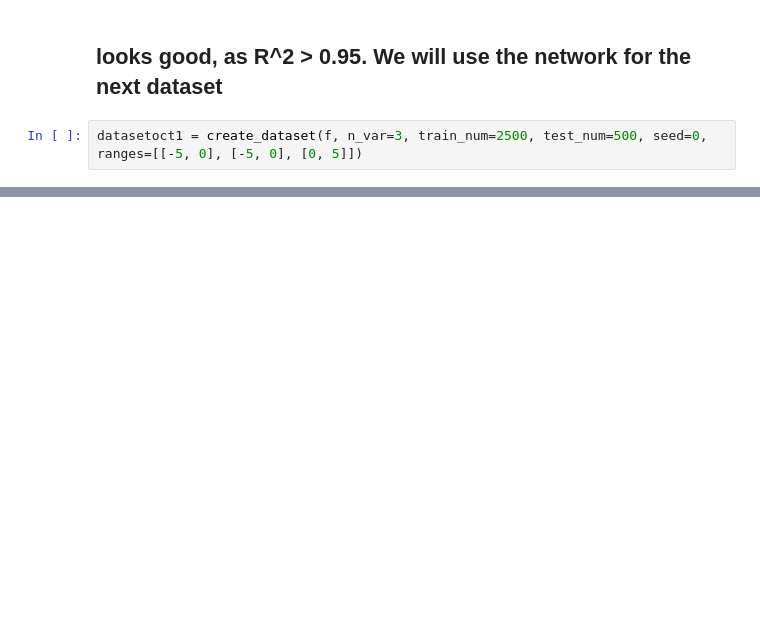
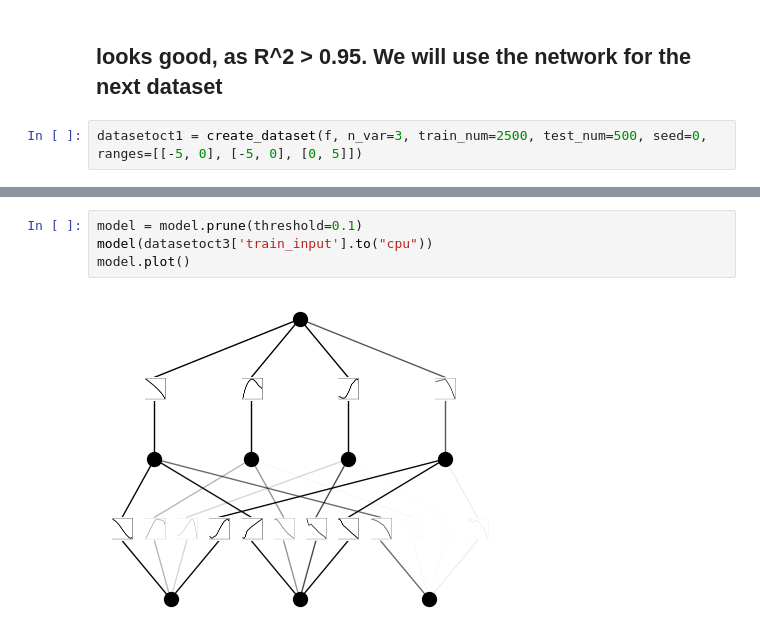
Before and after one commit to KindXiaoming/pykan, a Jupyter notebook: tutorials/continual_learning_structural.ipynb, the cells around one changed output, grey strips where cells are left out. Saved outputs shown, nothing was run; the diff lists cells and outputs as text; blank space fills up the shorter version.

```diff
--- a/tutorials/continual_learning_structural.ipynb
+++ b/tutorials/continual_learning_structural.ipynb
@@ -66,0 +136,6 @@ datasetoct1 = create_dataset(f, n_var=3, train_num=2500, test_num=500, seed=0, r
+# %%
+model = model.prune(threshold=0.1)
+model(datasetoct3['train_input'].to("cpu"))
+model.plot()
+# %% [output]
+[figure, added]
```
Also changed, not shown: parts of 20 cells of this notebook, 1 other file.
